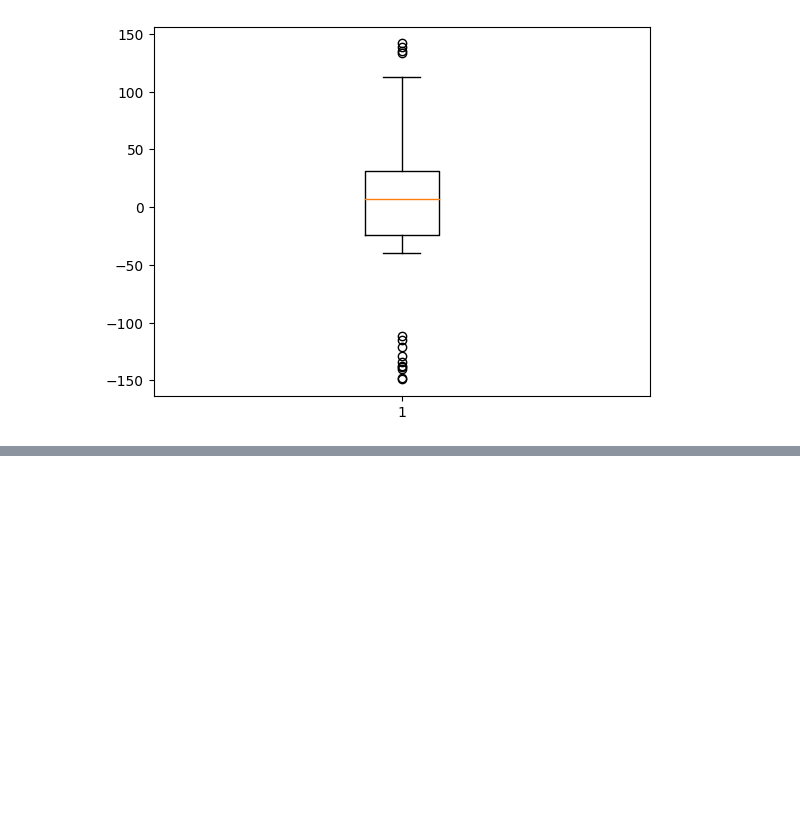
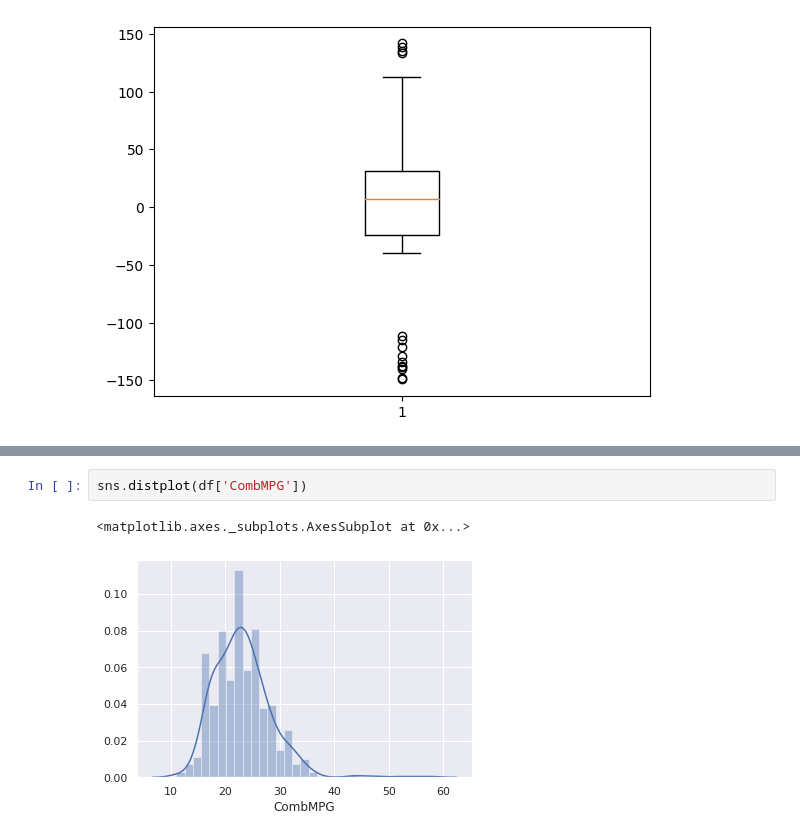
Before and after one commit to OnePassio/CE888, a Jupyter notebook: Research/Python_Matplotlib_Samples.ipynb, the cells around one changed output, grey strips where cells are left out. Saved outputs shown, nothing was run; the diff lists cells and outputs as text; blank space fills up the shorter version.

```diff
--- a/Research/Python_Matplotlib_Samples.ipynb
+++ b/Research/Python_Matplotlib_Samples.ipynb
@@ -229,0 +250,5 @@ plt.show()
+# %%
+sns.distplot(df['CombMPG'])
+# %% [output]
+<matplotlib.axes._subplots.AxesSubplot at 0x...>
+[figure, added]
```
Also changed, not shown: parts of 10 cells of this notebook.
